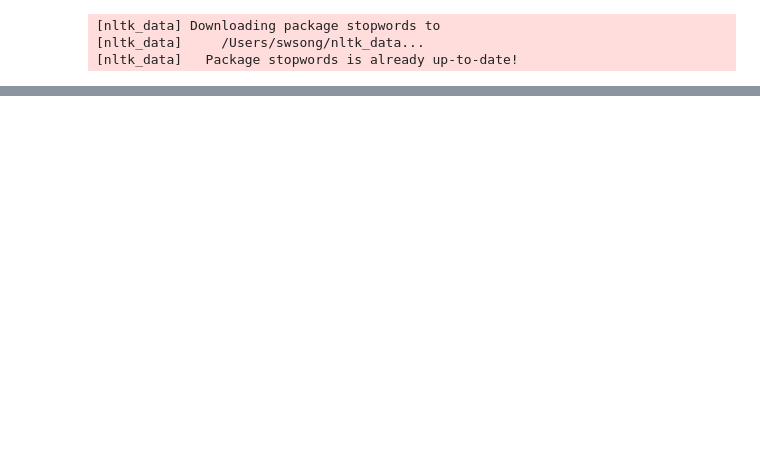
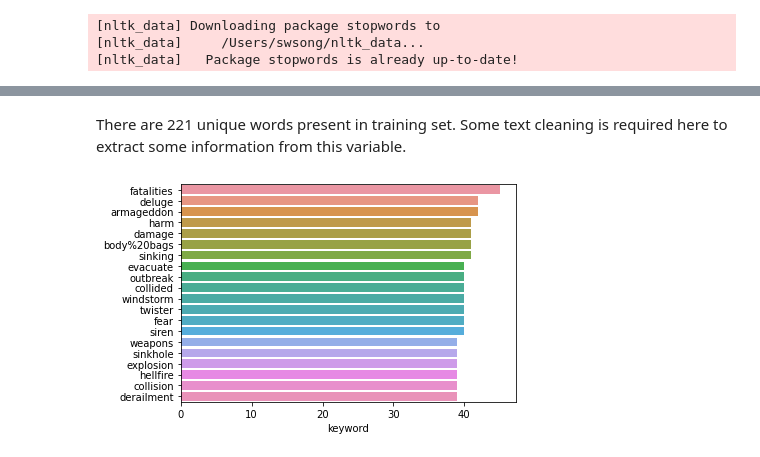
Before and after one commit to sw-song/kaggle-study, a Jupyter notebook: 03_NLP_with_Disaster_Tweets/Clone_TL_using_TFHub.ipynb, the cells around one changed output, grey strips where cells are left out. Drawn from its saved outputs; the diff is of its cells as text; code cells hidden in the pictures; blank space fills up the shorter version.

```diff
--- a/03_NLP_with_Disaster_Tweets/Clone_TL_using_TFHub.ipynb
+++ b/03_NLP_with_Disaster_Tweets/Clone_TL_using_TFHub.ipynb
@@ -53,0 +166,10 @@ from nltk.tokenize import word_tokenize
+# %% [markdown]
+There are 221 unique words present in training set. Some text cleaning is required here to extract some information from this variable.
+# %%
+# Visualize top 20 keywords
+sns.barplot(
+    x=train['keyword'].value_counts()[:20],
+    y=train['keyword'].value_counts()[:20].index
+);
+# %% [output]
+[figure, added]
```
Also changed, not shown: parts of 60 cells of this notebook.
